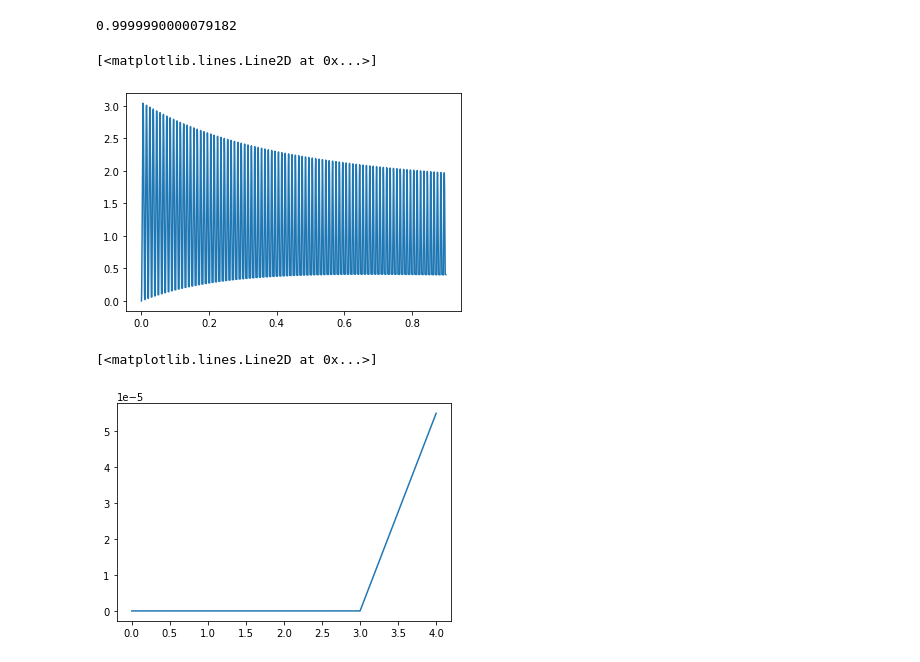
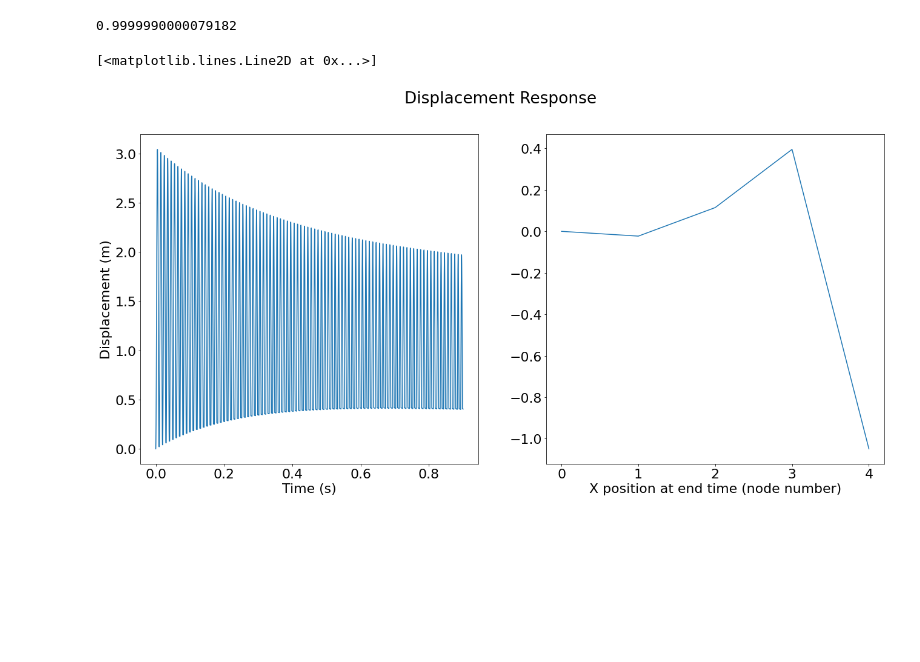
Before and after one commit to abhijit-pamarty/Finite-Element-Methods, a Jupyter notebook: Project/1 dimensional FDM for longitudinal vibration.ipynb, the cells around one changed output. Saved outputs shown, nothing was run; the diff lists cells and outputs as text; code cells hidden in the pictures; blank space fills up the shorter version.

```diff
--- a/Project/1 dimensional FDM for longitudinal vibration.ipynb
+++ b/Project/1 dimensional FDM for longitudinal vibration.ipynb
@@ -70,9 +69,18 @@ total_t = 1 #total time
 
 l_t = 1 #total length of the beam in metres
 
+
+
 E = np.zeros(n_e) #young's modulus
 
-c = 0.0011*(I**0.584)
+natural_flag = 1
+
+set_c = 0.1
+
+if natural_flag == 1:
+    c = 0.011*(I**0.584)
+else:
+    c = set_c
 
 i = 0
 
@@ -89,15 +97,14 @@ while i < n_e: ##set the young's modulus
 
 #we shall assume a rectangular cross section beam.
 
-b = 0.05 #breadth of the beam in meters
+br = 0.05 #breadth of the beam in meters
 h = 0.05 #height of the beam in meters
 
-I = b*h**3/12 #moment of inertia of the beam
+I = br*h**3/12 #moment of inertia of the beam
 
 density = 7500 # volumetric density of the beam
 
-lambda_m = density*b*h #linear density of the beam
-
+lambda_m = density*br*h #linear density of the beam
 i = 0
 
 a = np.zeros(n_e)
@@ -106,9 +113,10 @@ b = np.zeros(n_e)
 
 while i < n_e:
 
-    a[i] = (lambda_m*l**4)/(E[i]*I) #a as calculated earlier
 
-    b[i] = (c*l**4)/(E[i]*I) #b as calculated earlier
+    a[i] = a[i] + (lambda_m*l**4)/(E[i]*I) #a as calculated earlier
+
+    b[i] = b[i] + (c*l**4)/(E[i]*I) #b as calculated earlier
 
     i += 1
 ##################################################
@@ -130,11 +138,11 @@ t_array = np.arange(0,total_t-tstep,tstep, dtype = "float") #the array to store
 
 ######## BOUNDARY & INITIAL CONDITIONS ###########
 
-fixed_node_index = [0,n_e] #all fixed nodes
+fixed_node_index = [0] #all fixed nodes
 
 initial_d = 0.2 #initial displacement
 
-displaced_node_index = [n_e - 1] #the displaced node
+displaced_node_index = [n_e-1] #the displaced node
 
 ##################################################
 
@@ -170,7 +178,8 @@ v_cur = np.zeros(n_e) #displacements at current time
 v_bef = np.zeros(n_e) #displacements at one timestep before
 v_bbef = np.zeros(n_e) #displacements at two timesteps before
 
-v_cur[displaced_node_index] = initial_d #give the beam the initial displacement
+v_cur[int(n_e/2):n_e-1] = v_cur[int(n_e/2):n_e-1] + initial_d #give the beam the initial displacement
+
 
 t = 0 #current time
 # %%
@@ -215,14 +224,17 @@ while t <= total_t:
     t += tstep
 # %% [output]
 0.9999990000079182
-# %%
-
-plt.plot(t_array[1:900000],data[1:900000])
-# %% [output]
-[<matplotlib.lines.Line2D at 0x...>]
-[figure, removed]
-# %%
-plt.plot(np.arange(0,n_e,1, dtype = "int"),v_cur)
-# %% [output]
-[<matplotlib.lines.Line2D at 0x...>]
-[figure, removed]
+# %%
+fig, (ax1, ax2) = plt.subplots(1, 2, sharey = False)
+plt.rcParams['figure.figsize'] = [22, 10]
+plt.rcParams.update({'font.size': 22})
+plt.rc('axes', labelsize=22)
+fig.suptitle("Displacement Response")
+ax1.set_ylabel("Displacement (m)")
+ax1.set_xlabel("Time (s)")
+ax1.plot(t_array[1:900000],data[1:900000])
+ax2.set_xlabel("X position at end time (node number)")
+ax2.plot(np.arange(0,n_e,1, dtype = "int"),v_cur)
+# %% [output]
+[<matplotlib.lines.Line2D at 0x...>]
+[figure, added]
```
Also changed, not shown: parts of 1 cell of this notebook.
